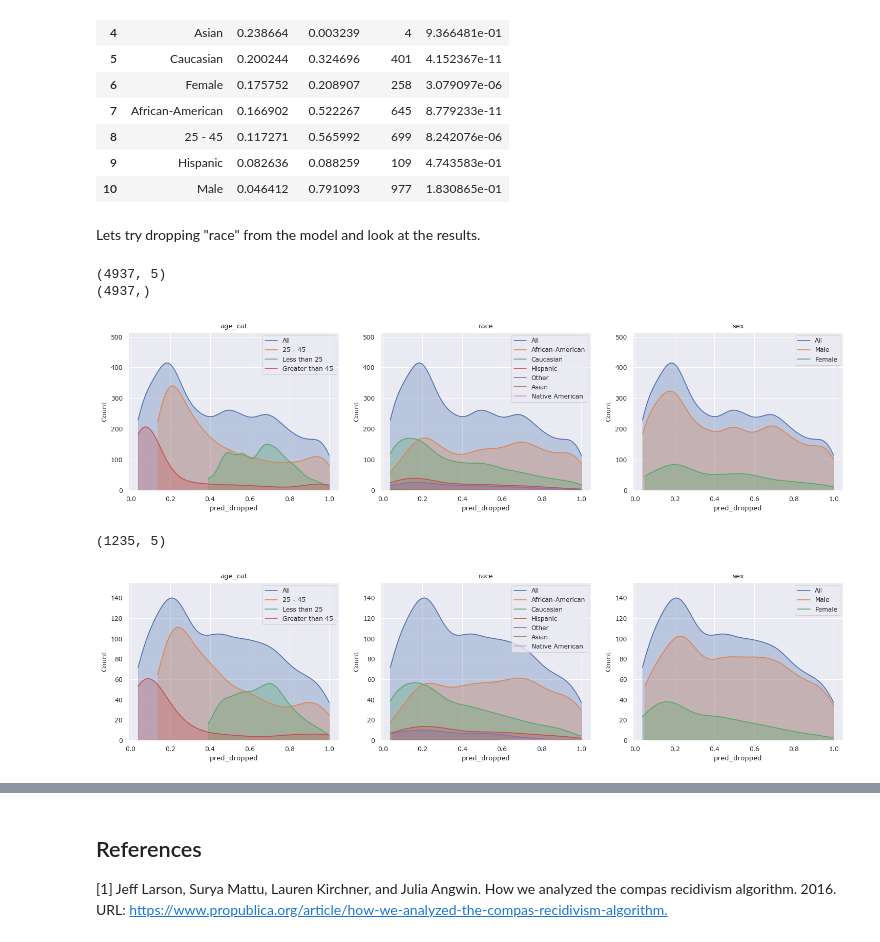
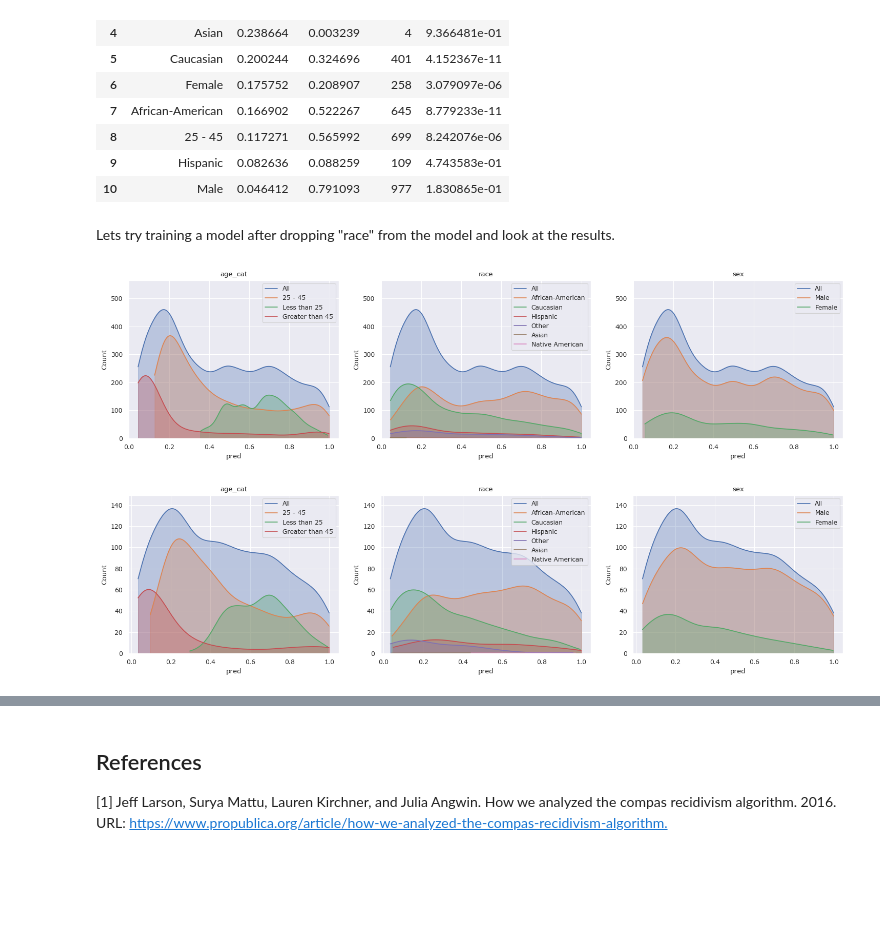
Before and after one commit to synthesized-io/fairlens, a Jupyter notebook: notebooks/compas.ipynb, the cells around one changed output, grey strips where cells are left out. Drawn from its saved outputs; the diff is of its cells as text; code cells hidden in the pictures; blank space fills up the shorter version.

```diff
--- a/notebooks/compas.ipynb
+++ b/notebooks/compas.ipynb
@@ -222,51 +245,39 @@ fscorer.distribution_score(max_comb=1, p_value=True).sort_values("Distance", asc
 | 9 | Hispanic | 0.082636 | 0.088259 | 109 | 4.743583e-01 |
 | 10 | Male | 0.046412 | 0.791093 | 977 | 1.830865e-01 |
 # %% [markdown]
-Lets try dropping "race" from the model and look at the results.
+Lets try training a model after dropping "race" from the model and look at the results.
-# %%
-X = df_train[["c_charge_degree", "sex", "age_cat", "priors_count", "two_year_recid", "score_text"]].copy()
-X["sex"] = pd.factorize(df_train["sex"])[0]
-X["age_cat"].replace(["Greater than 45", "25 - 45", "Less than 25"], [2, 1, 0], inplace=True)
-X["c_charge_degree"] = pd.factorize(df_train["c_charge_degree"])[0]
-X.drop(columns=["score_text"], inplace=True)
-X = X.to_numpy()
-
-y = pd.factorize(df_train["score_text"] != "Low")[0]
-
-print(X.shape)
-print(y.shape)
-# %% [output]
-(4937, 5)
-(4937,)
+# %%
+# Drop the predicted column before training again
+df_train.drop(columns=["pred"], inplace=True)
+df_test.drop(columns=["pred"], inplace=True)
 # %%
+# Preprocess the data and drop race
+X, y = preprocess(df_train)
+X = np.delete(X, df_train.columns.get_loc("race"), axis=1)
+
+# Train a regressor and classify the training data
 clf = LogisticRegression(random_state=0).fit(X, y)
-df_train["pred_dropped"] = clf.predict_proba(X)[:, 1]
+df_train["pred"] = clf.predict_proba(X)[:, 1]
 
-fscorer = fl.FairnessScorer(df_train, "pred_dropped", ["race", "sex", "age_cat"])
+# Plot the distributions
+fscorer = fl.FairnessScorer(df_train, "pred", ["race", "sex", "age_cat"])
 fscorer.plot_distributions()
 plt.show()
 # %% [output]
-[figure, old version]
+[figure, new version]
-# %%
-X = df_test[["c_charge_degree", "sex", "age_cat", "priors_count", "two_year_recid", "score_text"]].copy()
-
-X["sex"] = pd.factorize(df_test["sex"])[0]
-X["age_cat"].replace(["Greater than 45", "25 - 45", "Less than 25"], [2, 1, 0], inplace=True)
-X["c_charge_degree"] = pd.factorize(df_test["c_charge_degree"])[0]
-X.drop(columns=["score_text"], inplace=True)
-X = X.to_numpy()
-
-print(X.shape)
-# %% [output]
-(1235, 5)
 # %%
-df_test["pred_dropped"] = clf.predict_proba(X)[:, 1]
+# Classify the test data
+X, _ = preprocess(df_test)
+X = np.delete(X, df_test.columns.get_loc("race"), axis=1)
 
-fscorer = fl.FairnessScorer(df_test, "pred_dropped", ["race", "sex", "age_cat"])
+df_test["pred"] = clf.predict_proba(X)[:, 1]
+
+# Plot the distributions
+fscorer = fl.FairnessScorer(df_test, "pred", ["race", "sex", "age_cat"])
 fscorer.plot_distributions()
 plt.show()
 # %% [output]
-[figure, old version]
+[figure, new version]
 # %%
 fscorer.distribution_score(max_comb=1, p_value=True).sort_values("Distance", ascending=False).reset_index(drop=True)
 # %% [output]
```
Also changed, not shown: parts of 27 cells of this notebook.
